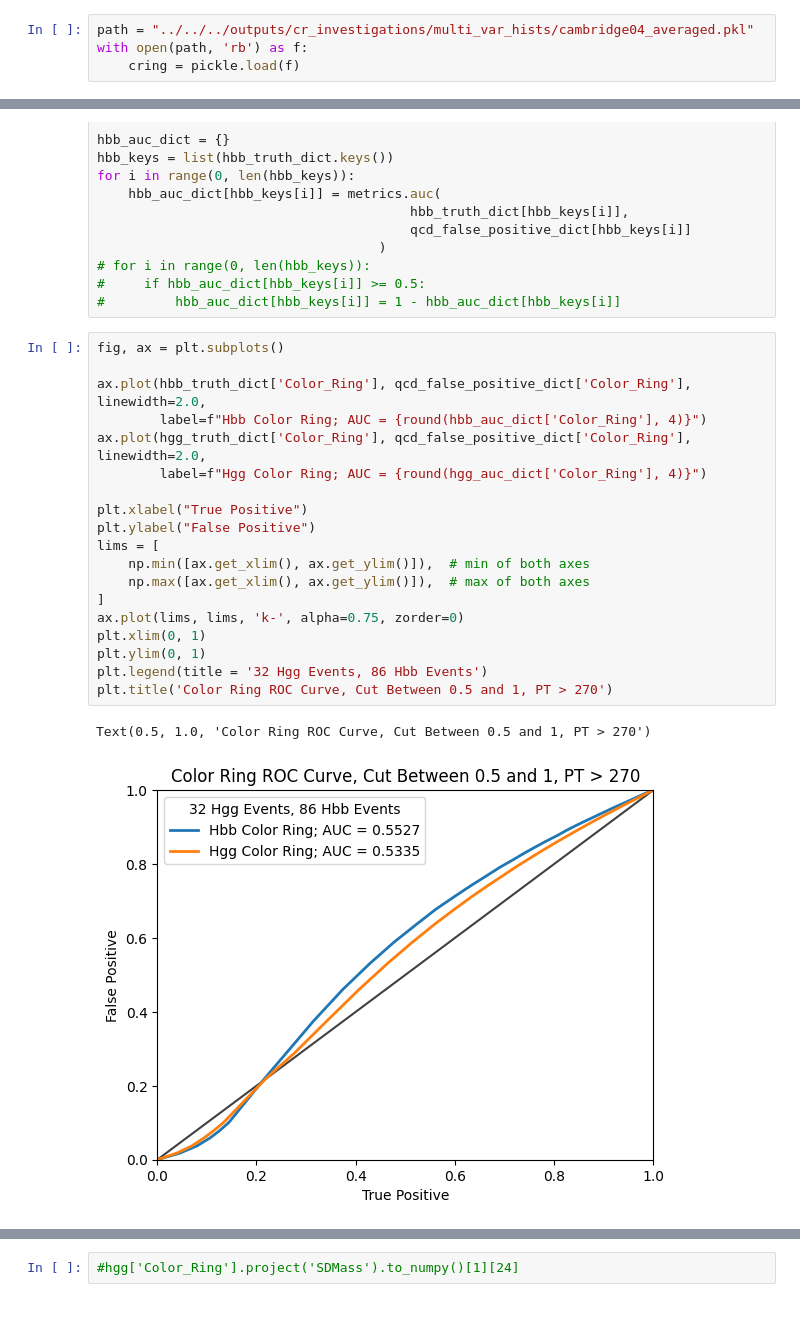
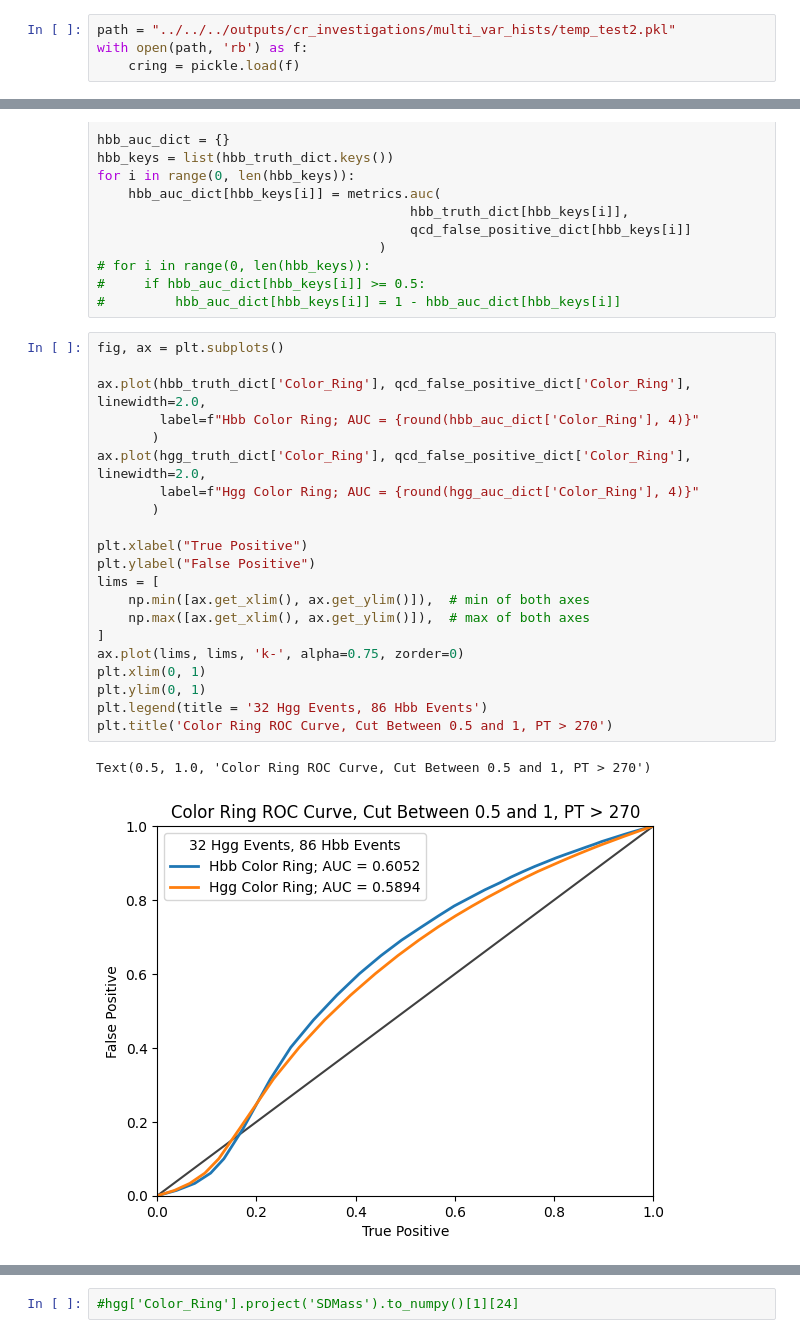
Before and after one commit to cmoore24-24/hgg, a Jupyter notebook: notebooks/stats/multiaxis/ca_multiaxis_plots.ipynb, the cells around one changed output, grey strips where cells are left out. Saved outputs shown, nothing was run; the diff lists cells and outputs as text.

```diff
--- a/notebooks/stats/multiaxis/ca_multiaxis_plots.ipynb
+++ b/notebooks/stats/multiaxis/ca_multiaxis_plots.ipynb
@@ -4,7 +4,7 @@ import matplotlib.pyplot as plt
 import pickle
 import sklearn.metrics as metrics
 # %%
-path = "../../../outputs/cr_investigations/multi_var_hists/cambridge04_averaged.pkl"
+path = "../../../outputs/cr_investigations/multi_var_hists/temp_test2.pkl"
 with open(path, 'rb') as f:
     cring = pickle.load(f)
 # %%
@@ -180,25 +180,27 @@ for i in range(0, len(hbb_keys)):
 # %%
 fig, ax = plt.subplots()
 
 ax.plot(hbb_truth_dict['Color_Ring'], qcd_false_positive_dict['Color_Ring'], linewidth=2.0,
-        label=f"Hbb Color Ring; AUC = {round(hbb_auc_dict['Color_Ring'], 4)}")
+        label=f"Hbb Color Ring; AUC = {round(hbb_auc_dict['Color_Ring'], 4)}"
+       )
 ax.plot(hgg_truth_dict['Color_Ring'], qcd_false_positive_dict['Color_Ring'], linewidth=2.0,
-        label=f"Hgg Color Ring; AUC = {round(hgg_auc_dict['Color_Ring'], 4)}")
+        label=f"Hgg Color Ring; AUC = {round(hgg_auc_dict['Color_Ring'], 4)}"
+       )
 
 plt.xlabel("True Positive")
 plt.ylabel("False Positive")
 lims = [
     np.min([ax.get_xlim(), ax.get_ylim()]),  # min of both axes
     np.max([ax.get_xlim(), ax.get_ylim()]),  # max of both axes
 ]
 ax.plot(lims, lims, 'k-', alpha=0.75, zorder=0)
 plt.xlim(0, 1)
 plt.ylim(0, 1)
 plt.legend(title = '32 Hgg Events, 86 Hbb Events')
 plt.title('Color Ring ROC Curve, Cut Between 0.5 and 1, PT > 270')
 # %% [output]
 Text(0.5, 1.0, 'Color Ring ROC Curve, Cut Between 0.5 and 1, PT > 270')
-[figure, old version]
+[figure, new version]
 # %%
 hgg_auc_dict['Color_Ring']
 # %% [output]
```
Also changed, not shown: parts of 10 cells of this notebook, 13 other files.
